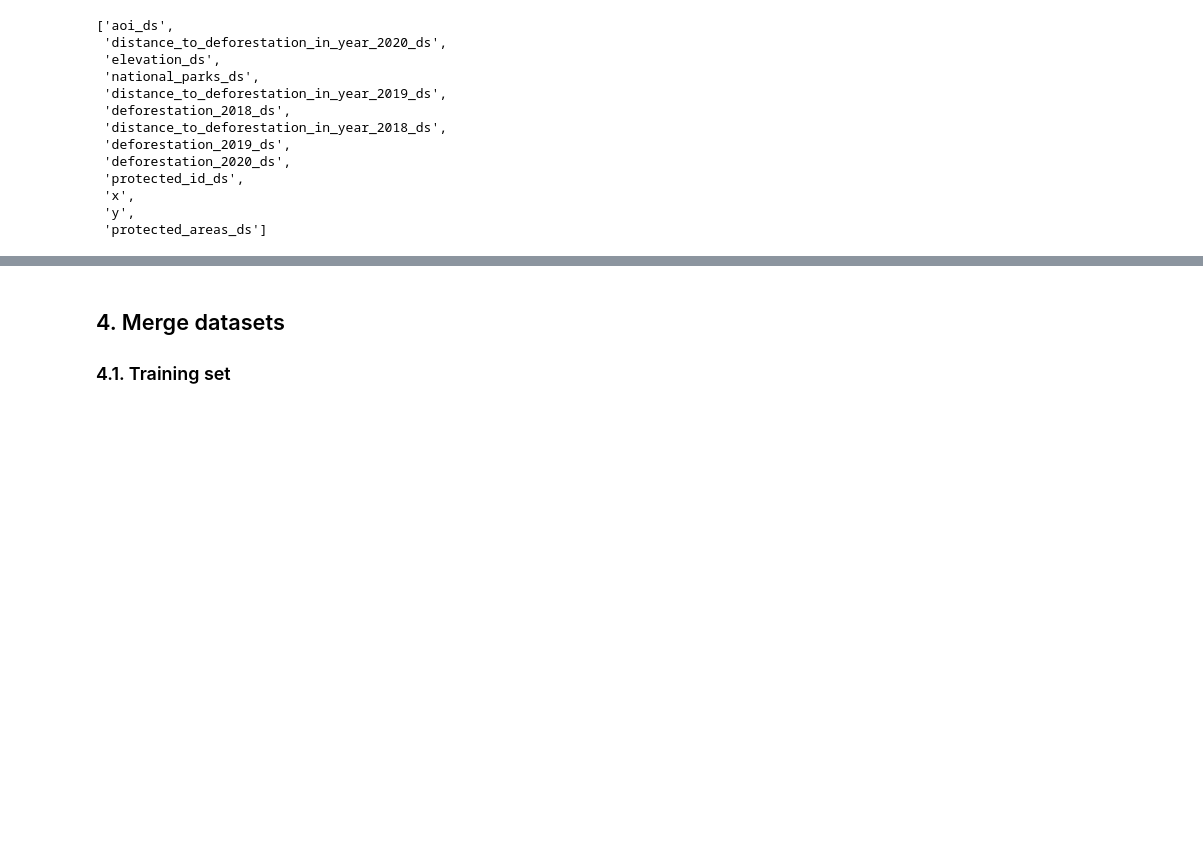
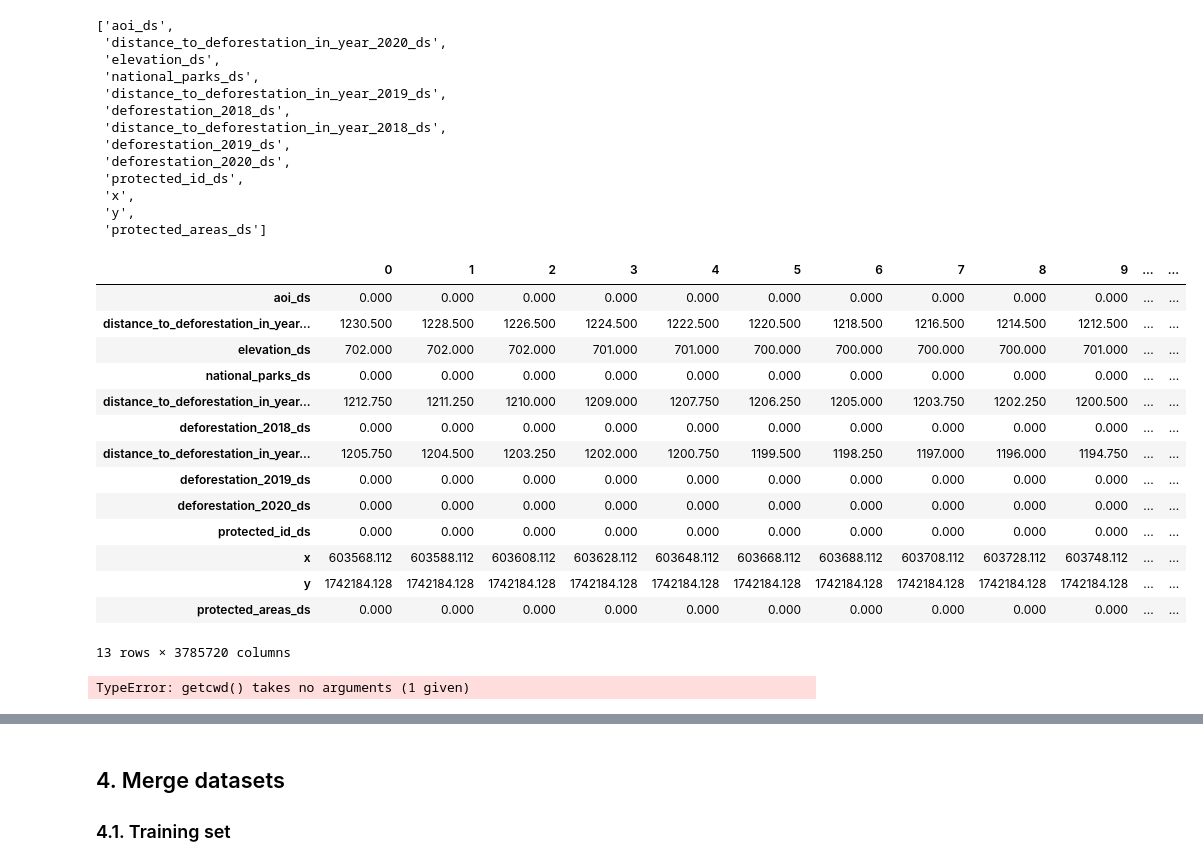
Before and after one commit to pantonar/forest_mind, a Jupyter notebook: analysis/data_formatting.ipynb, the cells around one changed output, grey strips where cells are left out. Drawn from its saved outputs; the diff is of its cells as text; code cells hidden in the pictures; blank space fills up the shorter version.

```diff
--- a/analysis/data_formatting.ipynb
+++ b/analysis/data_formatting.ipynb
@@ -548,3 +576,26 @@ list(time_invariant)
  'x',
  'y',
  'protected_areas_ds']
+# %%
+time_invariant_inv = time_invariant.transpose()
+time_invariant_inv
+# %% [output]
+|  | 0 | 1 | 2 | 3 | 4 | 5 | 6 | 7 | 8 | 9 | ... | ... |
+| aoi_ds | 0.000 | 0.000 | 0.000 | 0.000 | 0.000 | 0.000 | 0.000 | 0.000 | 0.000 | 0.000 | ... | ... |
+| distance_to_deforestation_in_year... | 1230.500 | 1228.500 | 1226.500 | 1224.500 | 1222.500 | 1220.500 | 1218.500 | 1216.500 | 1214.500 | 1212.500 | ... | ... |
+| elevation_ds | 702.000 | 702.000 | 702.000 | 701.000 | 701.000 | 700.000 | 700.000 | 700.000 | 700.000 | 701.000 | ... | ... |
+| national_parks_ds | 0.000 | 0.000 | 0.000 | 0.000 | 0.000 | 0.000 | 0.000 | 0.000 | 0.000 | 0.000 | ... | ... |
+| distance_to_deforestation_in_year... | 1212.750 | 1211.250 | 1210.000 | 1209.000 | 1207.750 | 1206.250 | 1205.000 | 1203.750 | 1202.250 | 1200.500 | ... | ... |
+| deforestation_2018_ds | 0.000 | 0.000 | 0.000 | 0.000 | 0.000 | 0.000 | 0.000 | 0.000 | 0.000 | 0.000 | ... | ... |
+| distance_to_deforestation_in_year... | 1205.750 | 1204.500 | 1203.250 | 1202.000 | 1200.750 | 1199.500 | 1198.250 | 1197.000 | 1196.000 | 1194.750 | ... | ... |
+| deforestation_2019_ds | 0.000 | 0.000 | 0.000 | 0.000 | 0.000 | 0.000 | 0.000 | 0.000 | 0.000 | 0.000 | ... | ... |
+| deforestation_2020_ds | 0.000 | 0.000 | 0.000 | 0.000 | 0.000 | 0.000 | 0.000 | 0.000 | 0.000 | 0.000 | ... | ... |
+| protected_id_ds | 0.000 | 0.000 | 0.000 | 0.000 | 0.000 | 0.000 | 0.000 | 0.000 | 0.000 | 0.000 | ... | ... |
+| x | 603568.112 | 603588.112 | 603608.112 | 603628.112 | 603648.112 | 603668.112 | 603688.112 | 603708.112 | 603728.112 | 603748.112 | ... | ... |
+| y | 1742184.128 | 1742184.128 | 1742184.128 | 1742184.128 | 1742184.128 | 1742184.128 | 1742184.128 | 1742184.128 | 1742184.128 | 1742184.128 | ... | ... |
+| protected_areas_ds | 0.000 | 0.000 | 0.000 | 0.000 | 0.000 | 0.000 | 0.000 | 0.000 | 0.000 | 0.000 | ... | ... |
+13 rows × 3785720 columns
+# %%
+os.getcwd("intermediate")
+# %% [output]
+TypeError: getcwd() takes no arguments (1 given)
```
Also changed, not shown: parts of 13 cells of this notebook.
